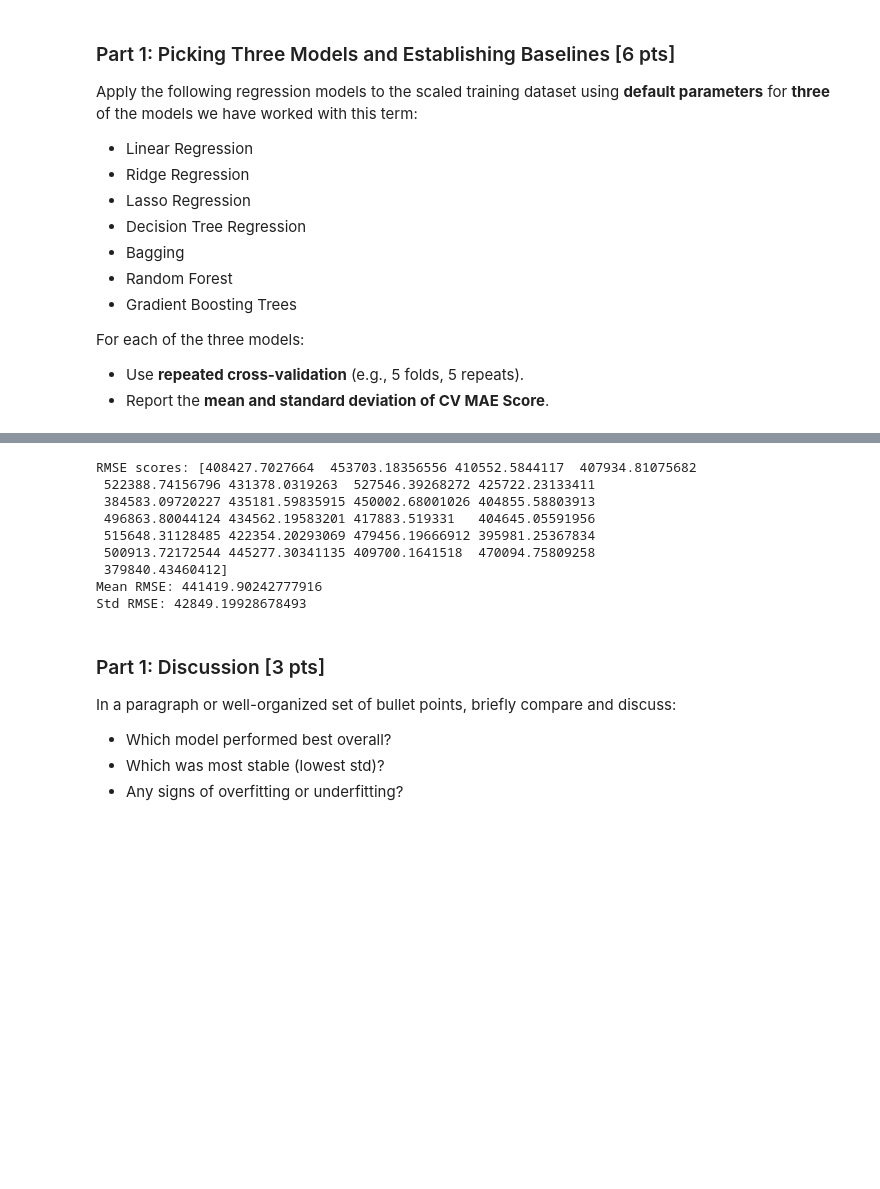
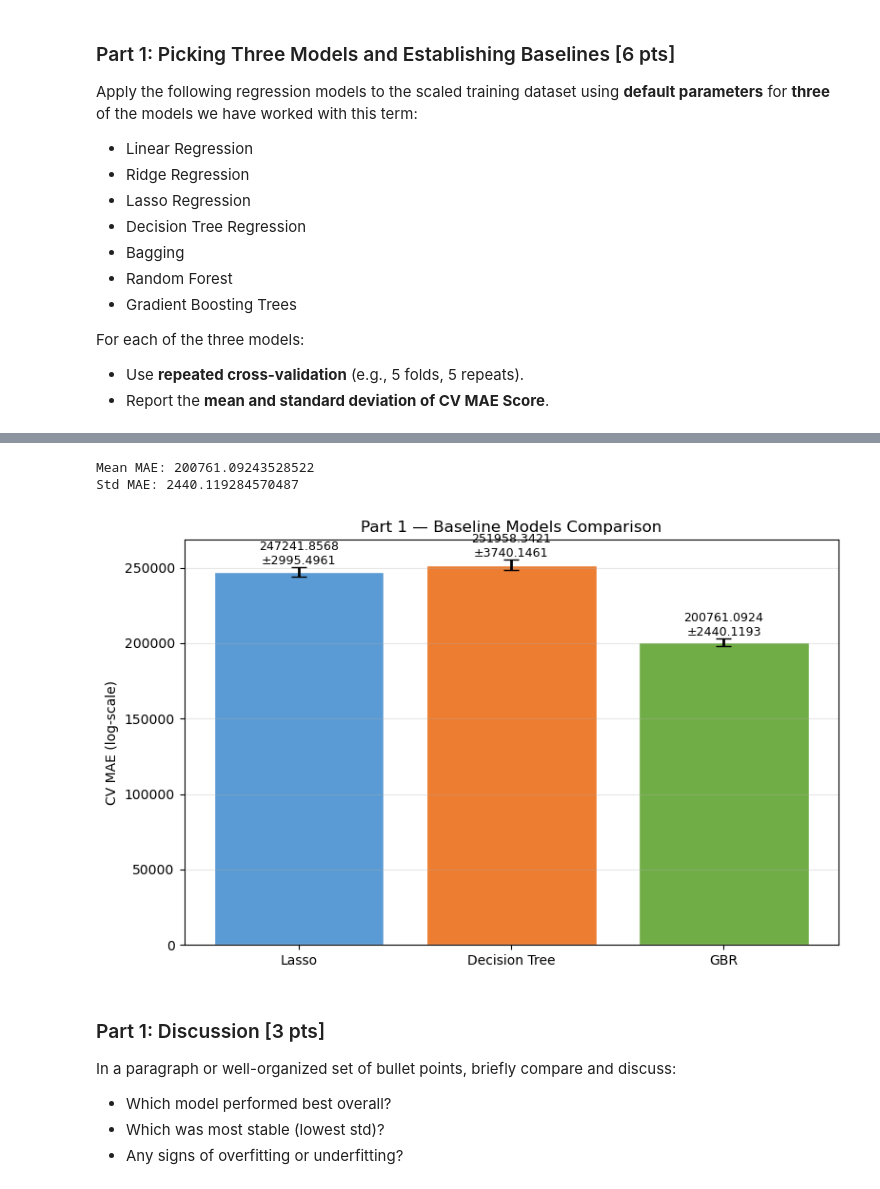
Before and after one commit to kumargaurav-bu-edu/bu_shared_projects, a Jupyter notebook: milestone_2/Milestone_02.ipynb, the cells around one changed output, grey strips where cells are left out. Saved outputs shown, nothing was run; the diff lists cells and outputs as text; code cells hidden in the pictures; blank space fills up the shorter version.

```diff
--- a/milestone_2/Milestone_02.ipynb
+++ b/milestone_2/Milestone_02.ipynb
@@ -290,7 +272,7 @@ Std RMSE: 53928.36608787585
 # %%
-# Model C: Gradient Boosting Trees
-
-# Jessica model here
+# Model C: Gradient Boosting (baseline)
+# Chosen as an ensemble nonlinear method — builds trees sequentially, each correcting prior errors.
+# Known to perform well on tabular data with mixed feature types.
 
 from sklearn.ensemble import GradientBoostingRegressor
 from sklearn.model_selection import RepeatedKFold, cross_val_score
@@ -301,29 +283,51 @@ gbr = GradientBoostingRegressor(random_state=random_seed)
 cv = RepeatedKFold(n_splits=5, n_repeats=5, random_state=random_seed)
 
 scores = cross_val_score(
-    gbr,
-    X_train_scaled,
-    y_train,
-    cv=cv,
-    scoring='neg_mean_squared_error',
-    n_jobs=-1
+    gbr, X_train_scaled, y_train,
+    cv=cv, scoring='neg_mean_absolute_error', n_jobs=-1
 )
-
-rmse_scores = np.sqrt(-scores)
-
-print("RMSE scores:", rmse_scores)
-print("Mean RMSE:", rmse_scores.mean())
-print("Std RMSE:", rmse_scores.std())
+mae_scores = -scores
+modelc_mean = mae_scores.mean()
+modelc_std = mae_scores.std()
+# print("MAE scores:", mae_scores)
+print("Mean MAE:", modelc_mean)   # best baseline by ~20% over Lasso
+print("Std MAE:",  modelc_std)    # 2440.11928 most stable too
 # %% [output]
-RMSE scores: [408427.7027664  453703.18356556 410552.5844117  407934.81075682
- 522388.74156796 431378.0319263  527546.39268272 425722.23133411
- 384583.09720227 435181.59835915 450002.68001026 404855.58803913
- 496863.80044124 434562.19583201 417883.519331   404645.05591956
- 515648.31128485 422354.20293069 479456.19666912 395981.25367834
- 500913.72172544 445277.30341135 409700.1641518  470094.75809258
- 379840.43460412]
-Mean RMSE: 441419.90242777916
-Std RMSE: 42849.19928678493
+Mean MAE: 200761.09243528522
+Std MAE: 2440.119284570487
+# %%
+def plot_model_comparison(results: dict, title: str = "Model Comparison — CV MAE"):
+    """
+    Bar chart comparing mean MAE across models with error bars showing std.
+    results = {'Lasso': (mean, std), 'Decision Tree': (mean, std), 'GBR': (mean, std)}
+    """
+    models = list(results.keys())
+    means  = [results[m][0] for m in models]
+    stds   = [results[m][1] for m in models]
+    colors = ['#5B9BD5', '#ED7D31', '#70AD47']
+
+    fig, ax = plt.subplots(figsize=(8, 5))
+    bars = ax.bar(models, means, yerr=stds, capsize=6,
+                  color=colors, edgecolor='white', error_kw={'linewidth': 2})
+
+    for bar, mean, std in zip(bars, means, stds):
+        ax.text(bar.get_x() + bar.get_width()/2, mean + std + 0.003,
+                f'{mean:.4f}\n±{std:.4f}', ha='center', va='bottom', fontsize=9)
+
+    ax.set_ylabel('CV MAE (log-scale)')
+    ax.set_title(title)
+    ax.grid(axis='y', alpha=0.3)
+    plt.tight_layout()
+    plt.show()
+# %%
+# Usage after Parts 1, 2, 3:
+plot_model_comparison({
+    'Lasso':         (modela_mean, modela_std),
+    'Decision Tree': (modelb_mean, modelb_std),
+    'GBR':           (modelc_mean, modelc_std)
+}, title="Part 1 — Baseline Models Comparison")
+# %% [output]
+[figure, added]
 # %% [markdown]
 ### Part 1: Discussion [3 pts]
 
```
Also changed, not shown: parts of 63 cells of this notebook.
